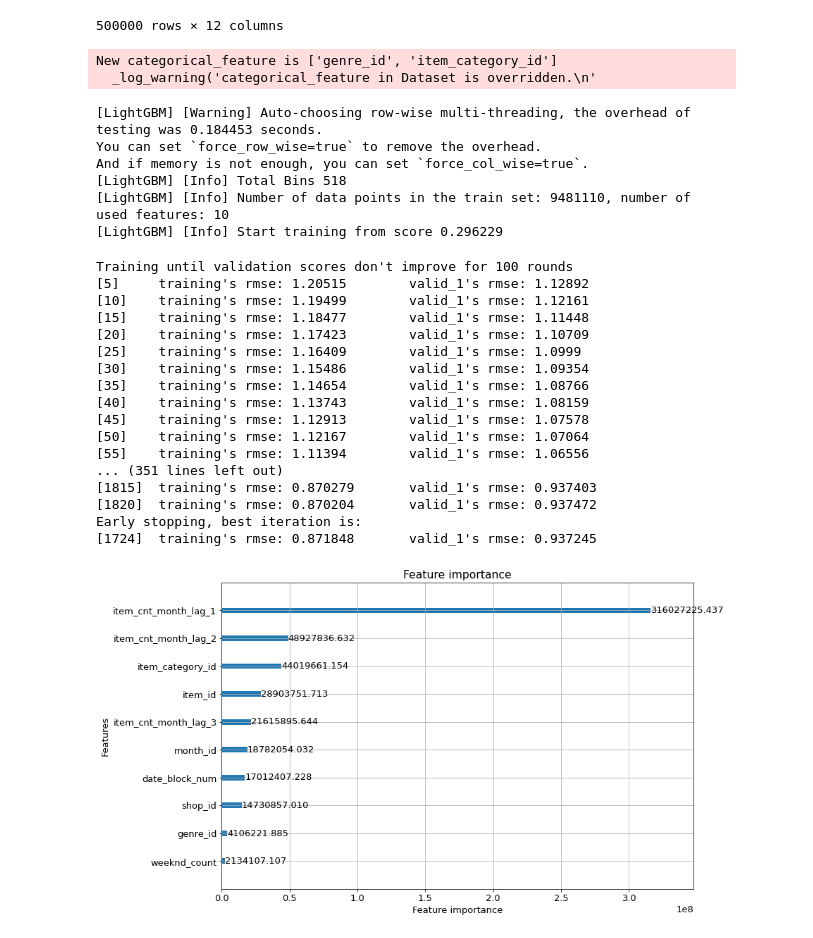
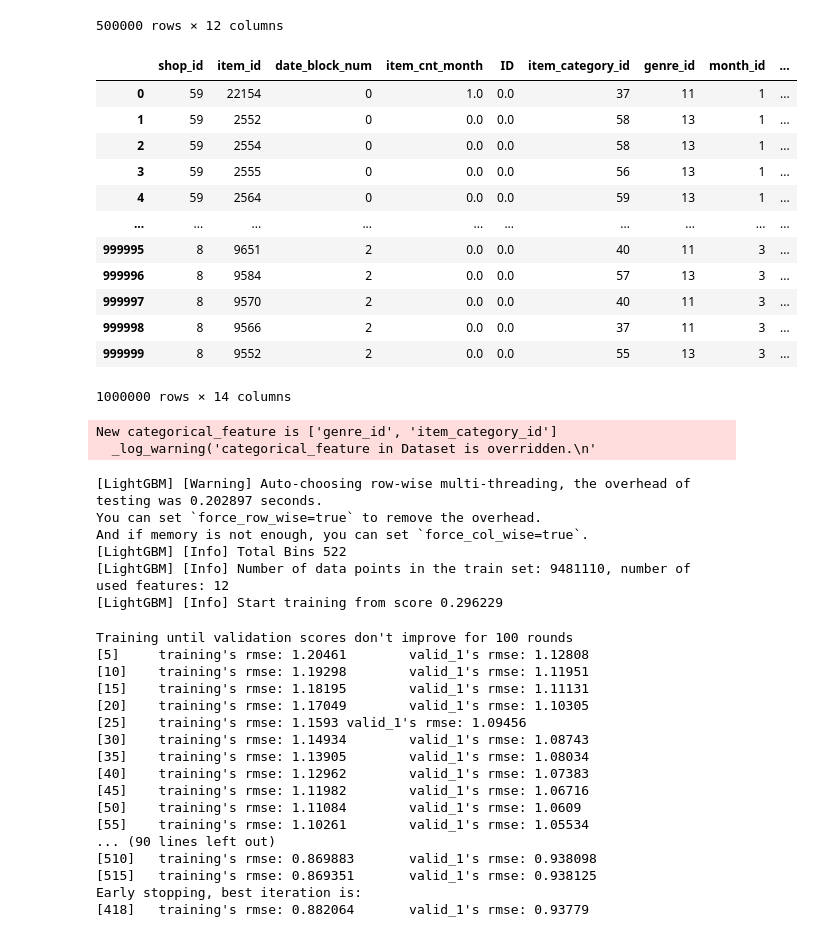
Before and after one commit to Philip-Murray/dataproj, a Jupyter notebook: production.ipynb, the cells around one changed output. Drawn from its saved outputs; the diff is of its cells as text; code cells hidden in the pictures.

Commit message:
.92 RMSE - added interaction

```diff
--- a/production.ipynb
+++ b/production.ipynb
@@ -478,6 +478,44 @@ merged2.head(500000)
 | 499998 | 15 | 13757 | 1 | 0.0 | 0.0 | 41 | 11 | 2 | ... |
 | 499999 | 15 | 17725 | 1 | 0.0 | 0.0 | 43 | 12 | 2 | ... |
 500000 rows × 12 columns
+# %%
+# create item first interaction feature - determines if this is the first time the product is being
+# purchased at the shop
+
+# if we do not have historical data for the item, flag is set to 1 else 0
+first_item_block = merged2.groupby(['item_id'])['date_block_num'].min().reset_index()
+first_item_block['item_first_interaction'] = 1
+
+first_shop_item_buy_block = merged2[merged2['date_block_num'] > 0].groupby(['shop_id', 'item_id'])['date_block_num'].min().reset_index()
+first_shop_item_buy_block['first_date_block_num'] = first_shop_item_buy_block['date_block_num']
+
+merged2 = pd.merge(merged2, first_item_block[['item_id', 'date_block_num', 'item_first_interaction']], on=['item_id', 'date_block_num'], how='left')
+merged2 = pd.merge(merged2, first_shop_item_buy_block[['item_id', 'shop_id', 'first_date_block_num']], on=['item_id', 'shop_id'], how='left')
+
+merged2['first_date_block_num'].fillna(100, inplace=True)
+merged2['shop_item_sold_before'] = (merged2['first_date_block_num'] < merged2['date_block_num']).astype('int8')
+merged2.drop(['first_date_block_num'], axis=1, inplace=True)
+
+merged2['item_first_interaction'].fillna(0, inplace=True)
+merged2['shop_item_sold_before'].fillna(0, inplace=True)
+
+merged2['item_first_interaction'] = merged2['item_first_interaction'].astype('int8')
+merged2['shop_item_sold_before'] = merged2['shop_item_sold_before'].astype('int8')
+merged2.head(1000000)
+# %% [output]
+|  | shop_id | item_id | date_block_num | item_cnt_month | ID | item_category_id | genre_id | month_id | ... |
+| 0 | 59 | 22154 | 0 | 1.0 | 0.0 | 37 | 11 | 1 | ... |
+| 1 | 59 | 2552 | 0 | 0.0 | 0.0 | 58 | 13 | 1 | ... |
+| 2 | 59 | 2554 | 0 | 0.0 | 0.0 | 58 | 13 | 1 | ... |
+| 3 | 59 | 2555 | 0 | 0.0 | 0.0 | 56 | 13 | 1 | ... |
+| 4 | 59 | 2564 | 0 | 0.0 | 0.0 | 59 | 13 | 1 | ... |
+| ... | ... | ... | ... | ... | ... | ... | ... | ... | ... |
+| 999995 | 8 | 9651 | 2 | 0.0 | 0.0 | 40 | 11 | 3 | ... |
+| 999996 | 8 | 9584 | 2 | 0.0 | 0.0 | 57 | 13 | 3 | ... |
+| 999997 | 8 | 9570 | 2 | 0.0 | 0.0 | 40 | 11 | 3 | ... |
+| 999998 | 8 | 9566 | 2 | 0.0 | 0.0 | 37 | 11 | 3 | ... |
+| 999999 | 8 | 9552 | 2 | 0.0 | 0.0 | 55 | 13 | 3 | ... |
+1000000 rows × 14 columns
 # %%
 # create final dataset
 # split data into training validation and testing
@@ -514,7 +552,7 @@ lgb_train = lgb.Dataset(X_train[feature_name], Y_train)
 lgb_eval = lgb.Dataset(X_valid[feature_name], Y_valid, reference=lgb_train)
 
 evals_result = {}
-# light gradient boosted machine
+# light gradient boosted machine used for regression on dataset
 # uses decision tree ensemble - weak learner becomes gradient boosting tree
 gbm = lgb.train(
         params,
@@ -525,34 +563,34 @@ gbm = lgb.train(
         categorical_feature = feature_name_indexes, # define categorical features
         verbose_eval=5,  #print eval metric on every boosting iteration
         evals_result = evals_result, # where to store eval results
-        early_stopping_rounds = 100
+        early_stopping_rounds = 100 # avoids overfitting, stops training after it has not improved for 100 iterations
 )
 # %% [output]
 New categorical_feature is ['genre_id', 'item_category_id']
   _log_warning('categorical_feature in Dataset is overridden.\n'
-[LightGBM] [Warning] Auto-choosing row-wise multi-threading, the overhead of testing was 0.184453 seconds.
+[LightGBM] [Warning] Auto-choosing row-wise multi-threading, the overhead of testing was 0.202897 seconds.
 You can set `force_row_wise=true` to remove the overhead.
 And if memory is not enough, you can set `force_col_wise=true`.
-[LightGBM] [Info] Total Bins 518
-[LightGBM] [Info] Number of data points in the train set: 9481110, number of used features: 10
+[LightGBM] [Info] Total Bins 522
+[LightGBM] [Info] Number of data points in the train set: 9481110, number of used features: 12
 [LightGBM] [Info] Start training from score 0.296229
 Training until validation scores don't improve for 100 rounds
-[5]     training's rmse: 1.20515        valid_1's rmse: 1.12892
-[10]    training's rmse: 1.19499        valid_1's rmse: 1.12161
-[15]    training's rmse: 1.18477        valid_1's rmse: 1.11448
-[20]    training's rmse: 1.17423        valid_1's rmse: 1.10709
-[25]    training's rmse: 1.16409        valid_1's rmse: 1.0999
-[30]    training's rmse: 1.15486        valid_1's rmse: 1.09354
-[35]    training's rmse: 1.14654        valid_1's rmse: 1.08766
-[40]    training's rmse: 1.13743        valid_1's rmse: 1.08159
-[45]    training's rmse: 1.12913        valid_1's rmse: 1.07578
-[50]    training's rmse: 1.12167        valid_1's rmse: 1.07064
-[55]    training's rmse: 1.11394        valid_1's rmse: 1.06556
-... (351 lines left out)
-[1815]  training's rmse: 0.870279       valid_1's rmse: 0.937403
-[1820]  training's rmse: 0.870204       valid_1's rmse: 0.937472
+[5]     training's rmse: 1.20461        valid_1's rmse: 1.12808
+[10]    training's rmse: 1.19298        valid_1's rmse: 1.11951
+[15]    training's rmse: 1.18195        valid_1's rmse: 1.11131
+[20]    training's rmse: 1.17049        valid_1's rmse: 1.10305
+[25]    training's rmse: 1.1593 valid_1's rmse: 1.09456
+[30]    training's rmse: 1.14934        valid_1's rmse: 1.08743
+[35]    training's rmse: 1.13905        valid_1's rmse: 1.08034
+[40]    training's rmse: 1.12962        valid_1's rmse: 1.07383
+[45]    training's rmse: 1.11982        valid_1's rmse: 1.06716
+[50]    training's rmse: 1.11084        valid_1's rmse: 1.0609
+[55]    training's rmse: 1.10261        valid_1's rmse: 1.05534
+... (90 lines left out)
+[510]   training's rmse: 0.869883       valid_1's rmse: 0.938098
+[515]   training's rmse: 0.869351       valid_1's rmse: 0.938125
 Early stopping, best iteration is:
-[1724]  training's rmse: 0.871848       valid_1's rmse: 0.937245
+[418]   training's rmse: 0.882064       valid_1's rmse: 0.93779
 # %%
 # plot feature significance to training
 lgb.plot_importance(
@@ -560,8 +598,6 @@ lgb.plot_importance(
     max_num_features=50,
     importance_type='gain',
     figsize=(12,8));
-# %% [output]
-[figure, removed]
 # %%
 test = pd.read_csv('competitive-data-science-predict-future-sales/test.csv')
 Y_test = gbm.predict(X_test[feature_name]).clip(0, 20)
```
Also changed, not shown: parts of 1 cell of this notebook.
